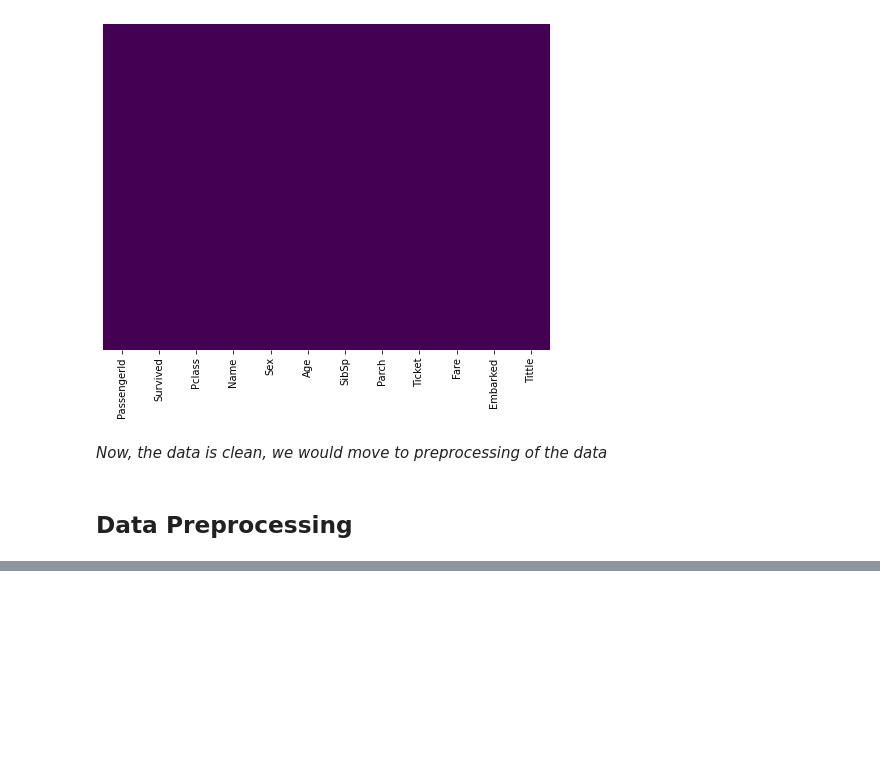
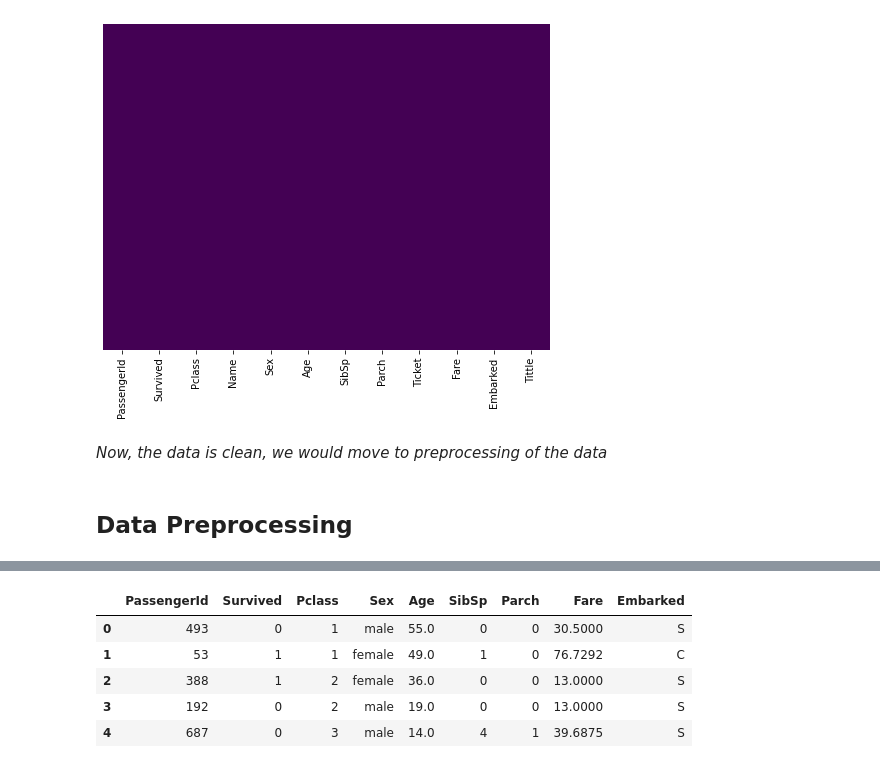
Before and after one commit to rohandawar/deeplearning_titanic, a Jupyter notebook: Learning_Tensorflow_1.ipynb, the cells around one changed output, grey strips where cells are left out. Cells and saved outputs as stored; diff of their text form; code cells hidden in the pictures; blank space fills up the shorter version.

```diff
--- a/Learning_Tensorflow_1.ipynb
+++ b/Learning_Tensorflow_1.ipynb
@@ -312,0 +326,9 @@ dftrain_raw.head()
+# %%
+dftrain_raw.head()
+# %% [output]
+|  | PassengerId | Survived | Pclass | Sex | Age | SibSp | Parch | Fare | Embarked |
+| 0 | 493 | 0 | 1 | male | 55.0 | 0 | 0 | 30.5000 | S |
+| 1 | 53 | 1 | 1 | female | 49.0 | 1 | 0 | 76.7292 | C |
+| 2 | 388 | 1 | 2 | female | 36.0 | 0 | 0 | 13.0000 | S |
+| 3 | 192 | 0 | 2 | male | 19.0 | 0 | 0 | 13.0000 | S |
+| 4 | 687 | 0 | 3 | male | 14.0 | 4 | 1 | 39.6875 | S |
```
Also changed, not shown: parts of 3 cells of this notebook.
